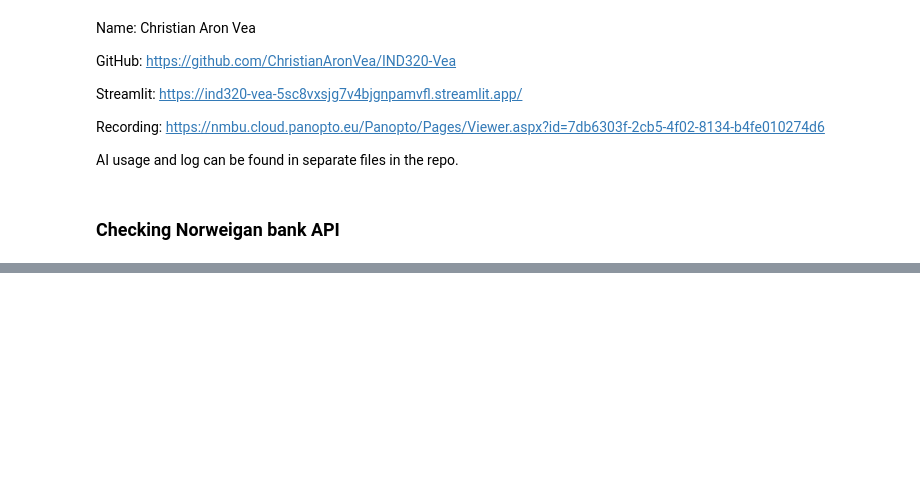
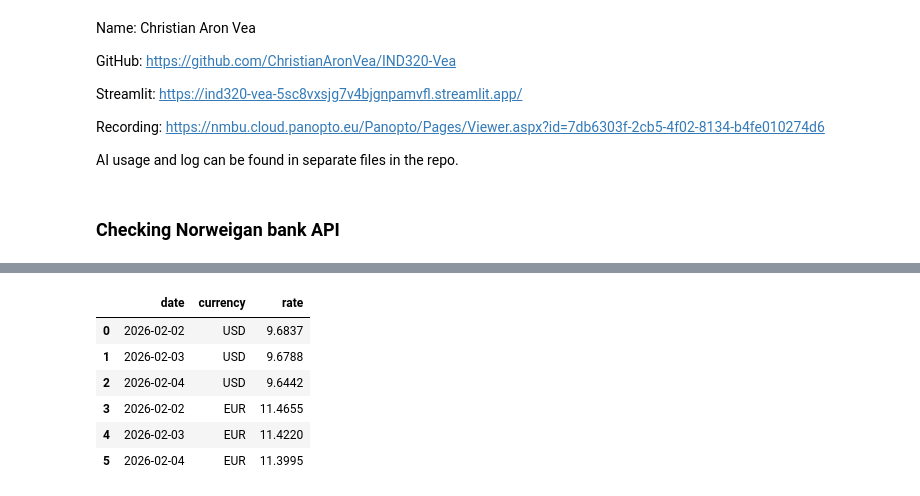
Before and after one commit to ChristianAronVea/IND320-Vea, a Jupyter notebook: Notebooks/Part4.ipynb, the cells around one changed output, grey strips where cells are left out. Cells and saved outputs as stored; diff of their text form; code cells hidden in the pictures; blank space fills up the shorter version.

```diff
--- a/Notebooks/Part4.ipynb
+++ b/Notebooks/Part4.ipynb
@@ -48,3 +63,15 @@ print(df_bank["data"]["dataSets"])
+# %%
+# Testing function to retrive NB data
+bank_data = get_nb_rates("2026-02-01", "2026-02-04")
+bank_data
+# %% [output]
+|  | date | currency | rate |
+| 0 | 2026-02-02 | USD | 9.6837 |
+| 1 | 2026-02-03 | USD | 9.6788 |
+| 2 | 2026-02-04 | USD | 9.6442 |
+| 3 | 2026-02-02 | EUR | 11.4655 |
+| 4 | 2026-02-03 | EUR | 11.4220 |
+| 5 | 2026-02-04 | EUR | 11.3995 |
 # %%
 # Timezones
 """
```
Also changed, not shown: parts of 14 cells of this notebook.
